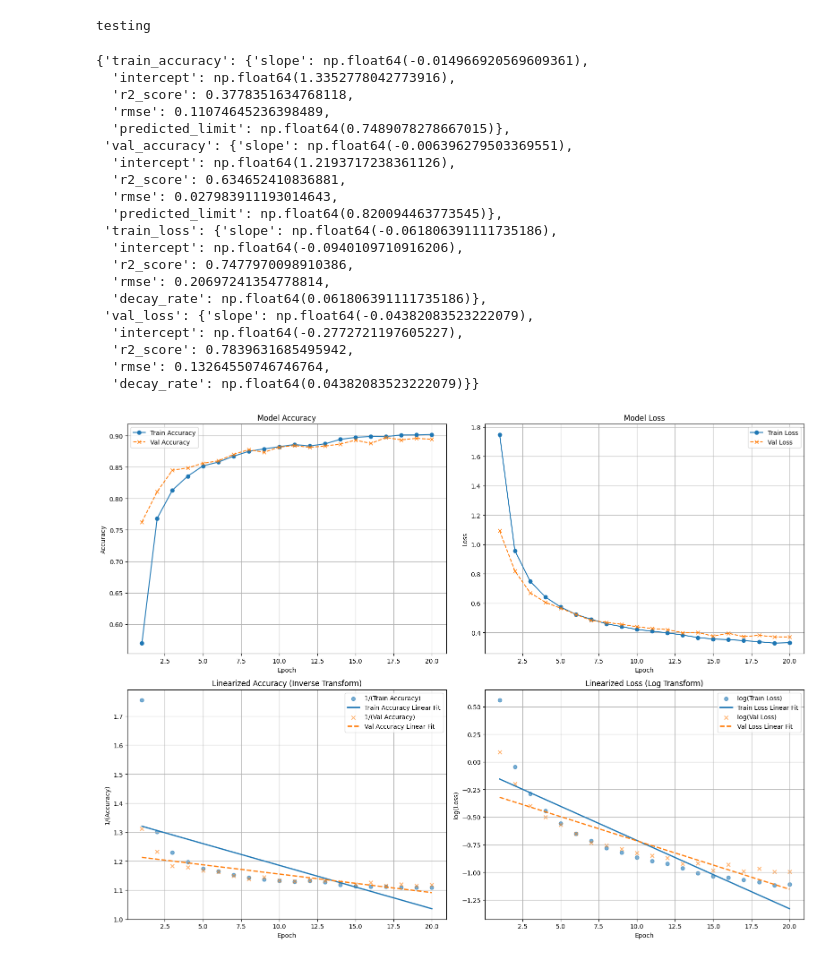
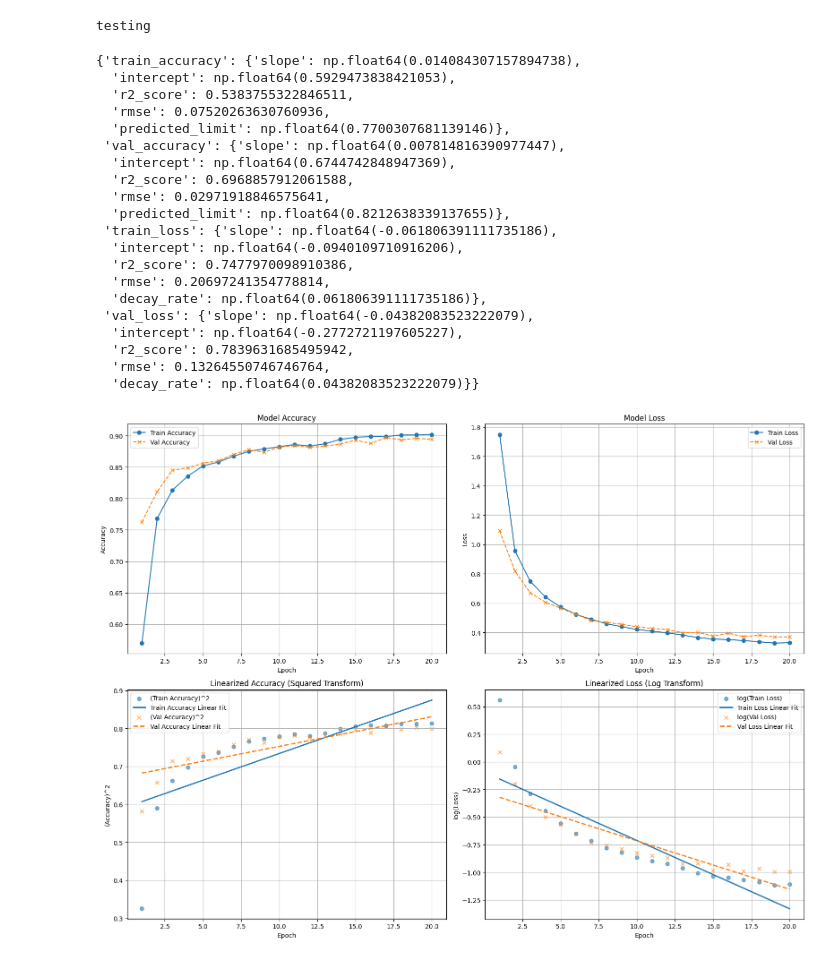
Before and after one commit to A-Arav0307/ASL-project, a Jupyter notebook: Data 3.ipynb, the cells around one changed output. Saved outputs shown, nothing was run; the diff lists cells and outputs as text; code cells hidden in the pictures.

Commit message:
debugged accuracy

```diff
--- a/Data 3.ipynb
+++ b/Data 3.ipynb
@@ -3,25 +3,25 @@ import Accuracy
 # %%
-Accuracy.acc_det("Data 3 Accuracy.csv","Data 3 Accuracy.png")
+Accuracy2.acc_det("Data 3 Accuracy.csv","Data 3 Accuracy.png")
 # %% [output]
 testing
-{'train_accuracy': {'slope': np.float64(-0.014966920569609361),
-  'intercept': np.float64(1.3352778042773916),
-  'r2_score': 0.3778351634768118,
-  'rmse': 0.11074645236398489,
-  'predicted_limit': np.float64(0.7489078278667015)},
- 'val_accuracy': {'slope': np.float64(-0.006396279503369551),
-  'intercept': np.float64(1.2193717238361126),
-  'r2_score': 0.634652410836881,
-  'rmse': 0.027983911193014643,
-  'predicted_limit': np.float64(0.820094463773545)},
+{'train_accuracy': {'slope': np.float64(0.014084307157894738),
+  'intercept': np.float64(0.5929473838421053),
+  'r2_score': 0.5383755322846511,
+  'rmse': 0.07520263630760936,
+  'predicted_limit': np.float64(0.7700307681139146)},
+ 'val_accuracy': {'slope': np.float64(0.007814816390977447),
+  'intercept': np.float64(0.6744742848947369),
+  'r2_score': 0.6968857912061588,
+  'rmse': 0.02971918846575641,
+  'predicted_limit': np.float64(0.8212638339137655)},
  'train_loss': {'slope': np.float64(-0.061806391111735186),
   'intercept': np.float64(-0.0940109710916206),
   'r2_score': 0.7477970098910386,
   'rmse': 0.20697241354778814,
   'decay_rate': np.float64(0.061806391111735186)},
  'val_loss': {'slope': np.float64(-0.04382083523222079),
   'intercept': np.float64(-0.2772721197605227),
   'r2_score': 0.7839631685495942,
   'rmse': 0.13264550746746764,
   'decay_rate': np.float64(0.04382083523222079)}}
-[figure, old version]
+[figure, new version]
```
Also changed, not shown: parts of 1 cell of this notebook, 6 other files.
